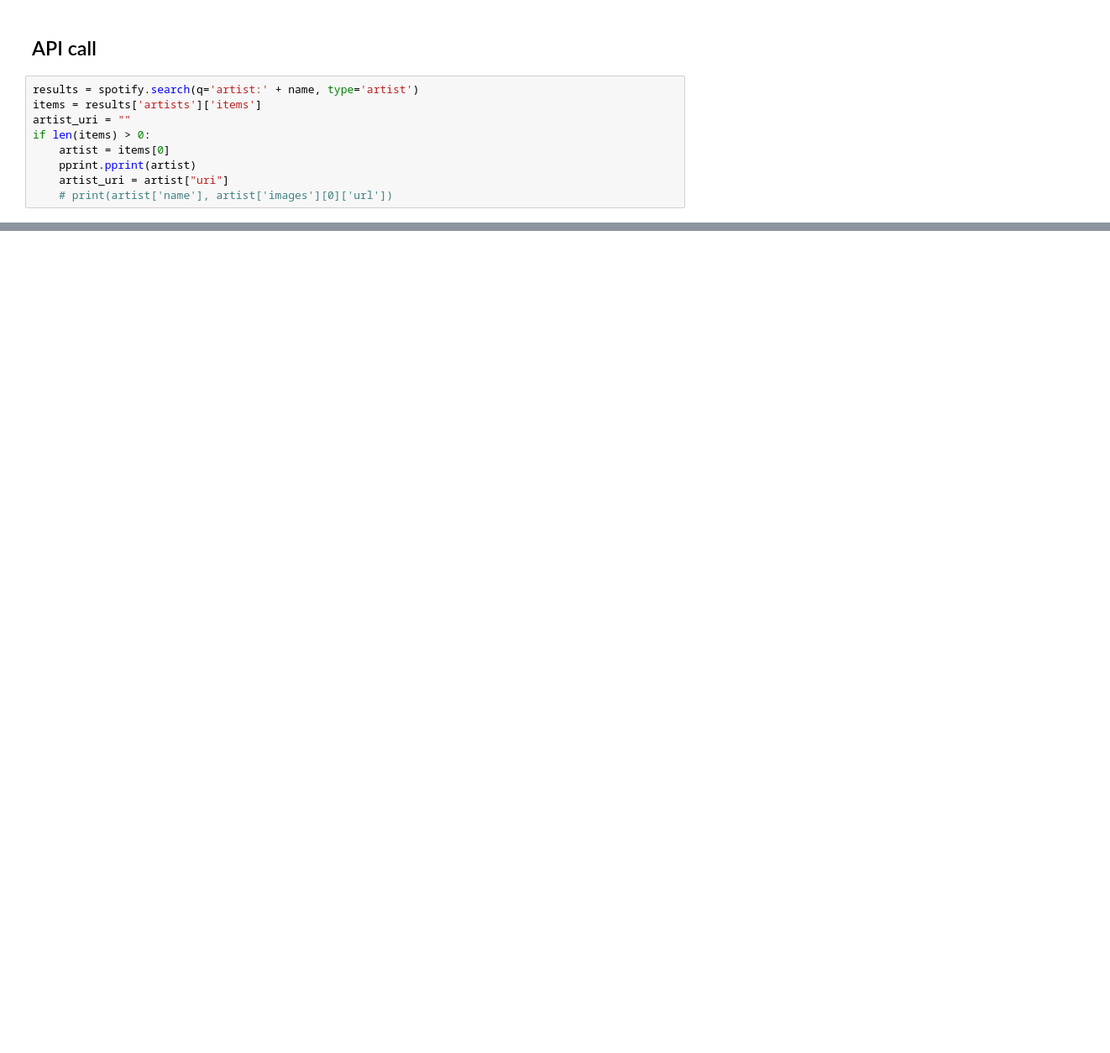
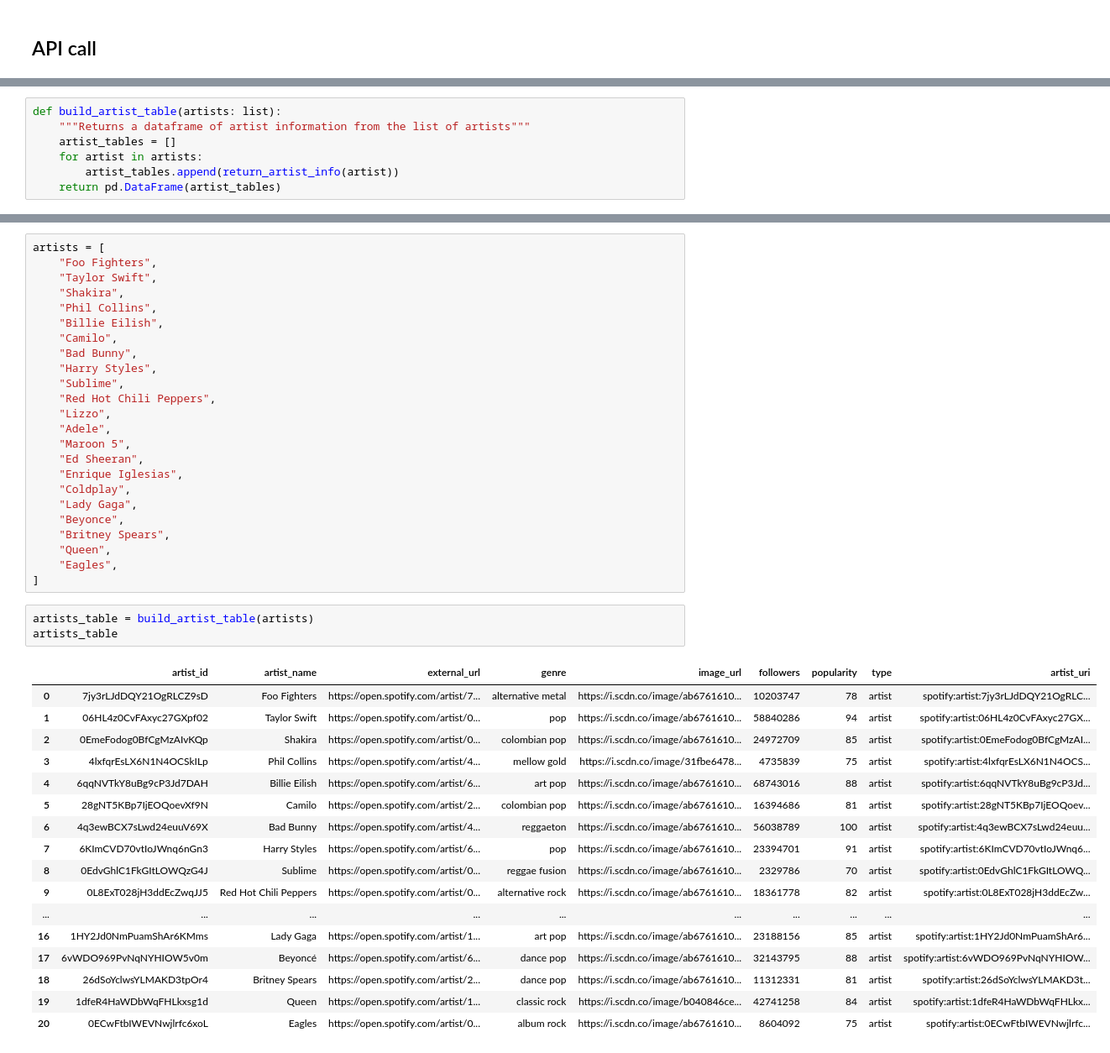
Before and after one commit to vmorenocosta/vanguard_de_project, a Jupyter notebook: submission/notebooks/p1_data_ingestion.ipynb, the cells around one changed output, grey strips where cells are left out. Shown at 84% size. Saved outputs shown, nothing was run; the diff lists cells and outputs as text; blank space fills up the shorter version.

Commit message:
adds functions to ingest artists and return dataframes with info

```diff
--- a/submission/notebooks/p1_data_ingestion.ipynb
+++ b/submission/notebooks/p1_data_ingestion.ipynb
@@ -21,11 +22,2 @@ name = "foo fighters"
 # %% [markdown]
 ## API call
-# %%
-results = spotify.search(q='artist:' + name, type='artist')
-items = results['artists']['items']
-artist_uri = ""
-if len(items) > 0:
-    artist = items[0]
-    pprint.pprint(artist)
-    artist_uri = artist["uri"]
-    # print(artist['name'], artist['images'][0]['url'])
@@ -114,0 +26,7 @@ pprint.pprint(results)
+# %%
+def build_artist_table(artists: list):
+    """Returns a dataframe of artist information from the list of artists"""
+    artist_tables = []
+    for artist in artists:
+        artist_tables.append(return_artist_info(artist))
+    return pd.DataFrame(artist_tables)
@@ -114,0 +199,45 @@ pprint.pprint(results)
+# %%
+artists = [
+    "Foo Fighters",
+    "Taylor Swift",
+    "Shakira",
+    "Phil Collins",
+    "Billie Eilish",
+    "Camilo",
+    "Bad Bunny",
+    "Harry Styles",
+    "Sublime",
+    "Red Hot Chili Peppers",
+    "Lizzo",
+    "Adele",
+    "Maroon 5",
+    "Ed Sheeran",
+    "Enrique Iglesias",
+    "Coldplay",
+    "Lady Gaga",
+    "Beyonce",
+    "Britney Spears",
+    "Queen",
+    "Eagles",
+]
+# %%
+artists_table = build_artist_table(artists)
+artists_table
+# %% [output]
+|  | artist_id | artist_name | external_url | genre | image_url | followers | popularity | type | artist_uri |
+| 0 | 7jy3rLJdDQY21OgRLCZ9sD | Foo Fighters | https://open.spotify.com/artist/7... | alternative metal | https://i.scdn.co/image/ab6761610... | 10203747 | 78 | artist | spotify:artist:7jy3rLJdDQY21OgRLC... |
+| 1 | 06HL4z0CvFAxyc27GXpf02 | Taylor Swift | https://open.spotify.com/artist/0... | pop | https://i.scdn.co/image/ab6761610... | 58840286 | 94 | artist | spotify:artist:06HL4z0CvFAxyc27GX... |
+| 2 | 0EmeFodog0BfCgMzAIvKQp | Shakira | https://open.spotify.com/artist/0... | colombian pop | https://i.scdn.co/image/ab6761610... | 24972709 | 85 | artist | spotify:artist:0EmeFodog0BfCgMzAI... |
+| 3 | 4lxfqrEsLX6N1N4OCSkILp | Phil Collins | https://open.spotify.com/artist/4... | mellow gold | https://i.scdn.co/image/31fbe6478... | 4735839 | 75 | artist | spotify:artist:4lxfqrEsLX6N1N4OCS... |
+| 4 | 6qqNVTkY8uBg9cP3Jd7DAH | Billie Eilish | https://open.spotify.com/artist/6... | art pop | https://i.scdn.co/image/ab6761610... | 68743016 | 88 | artist | spotify:artist:6qqNVTkY8uBg9cP3Jd... |
+| 5 | 28gNT5KBp7IjEOQoevXf9N | Camilo | https://open.spotify.com/artist/2... | colombian pop | https://i.scdn.co/image/ab6761610... | 16394686 | 81 | artist | spotify:artist:28gNT5KBp7IjEOQoev... |
+| 6 | 4q3ewBCX7sLwd24euuV69X | Bad Bunny | https://open.spotify.com/artist/4... | reggaeton | https://i.scdn.co/image/ab6761610... | 56038789 | 100 | artist | spotify:artist:4q3ewBCX7sLwd24euu... |
+| 7 | 6KImCVD70vtIoJWnq6nGn3 | Harry Styles | https://open.spotify.com/artist/6... | pop | https://i.scdn.co/image/ab6761610... | 23394701 | 91 | artist | spotify:artist:6KImCVD70vtIoJWnq6... |
+| 8 | 0EdvGhlC1FkGItLOWQzG4J | Sublime | https://open.spotify.com/artist/0... | reggae fusion | https://i.scdn.co/image/ab6761610... | 2329786 | 70 | artist | spotify:artist:0EdvGhlC1FkGItLOWQ... |
+| 9 | 0L8ExT028jH3ddEcZwqJJ5 | Red Hot Chili Peppers | https://open.spotify.com/artist/0... | alternative rock | https://i.scdn.co/image/ab6761610... | 18361778 | 82 | artist | spotify:artist:0L8ExT028jH3ddEcZw... |
+| ... | ... | ... | ... | ... | ... | ... | ... | ... | ... |
+| 16 | 1HY2Jd0NmPuamShAr6KMms | Lady Gaga | https://open.spotify.com/artist/1... | art pop | https://i.scdn.co/image/ab6761610... | 23188156 | 85 | artist | spotify:artist:1HY2Jd0NmPuamShAr6... |
+| 17 | 6vWDO969PvNqNYHIOW5v0m | Beyoncé | https://open.spotify.com/artist/6... | dance pop | https://i.scdn.co/image/ab6761610... | 32143795 | 88 | artist | spotify:artist:6vWDO969PvNqNYHIOW... |
+| 18 | 26dSoYclwsYLMAKD3tpOr4 | Britney Spears | https://open.spotify.com/artist/2... | dance pop | https://i.scdn.co/image/ab6761610... | 11312331 | 81 | artist | spotify:artist:26dSoYclwsYLMAKD3t... |
+| 19 | 1dfeR4HaWDbWqFHLkxsg1d | Queen | https://open.spotify.com/artist/1... | classic rock | https://i.scdn.co/image/b040846ce... | 42741258 | 84 | artist | spotify:artist:1dfeR4HaWDbWqFHLkx... |
+| 20 | 0ECwFtbIWEVNwjlrfc6xoL | Eagles | https://open.spotify.com/artist/0... | album rock | https://i.scdn.co/image/ab6761610... | 8604092 | 75 | artist | spotify:artist:0ECwFtbIWEVNwjlrfc... |
```
Also changed, not shown: parts of 30 cells of this notebook, 1 other file.
